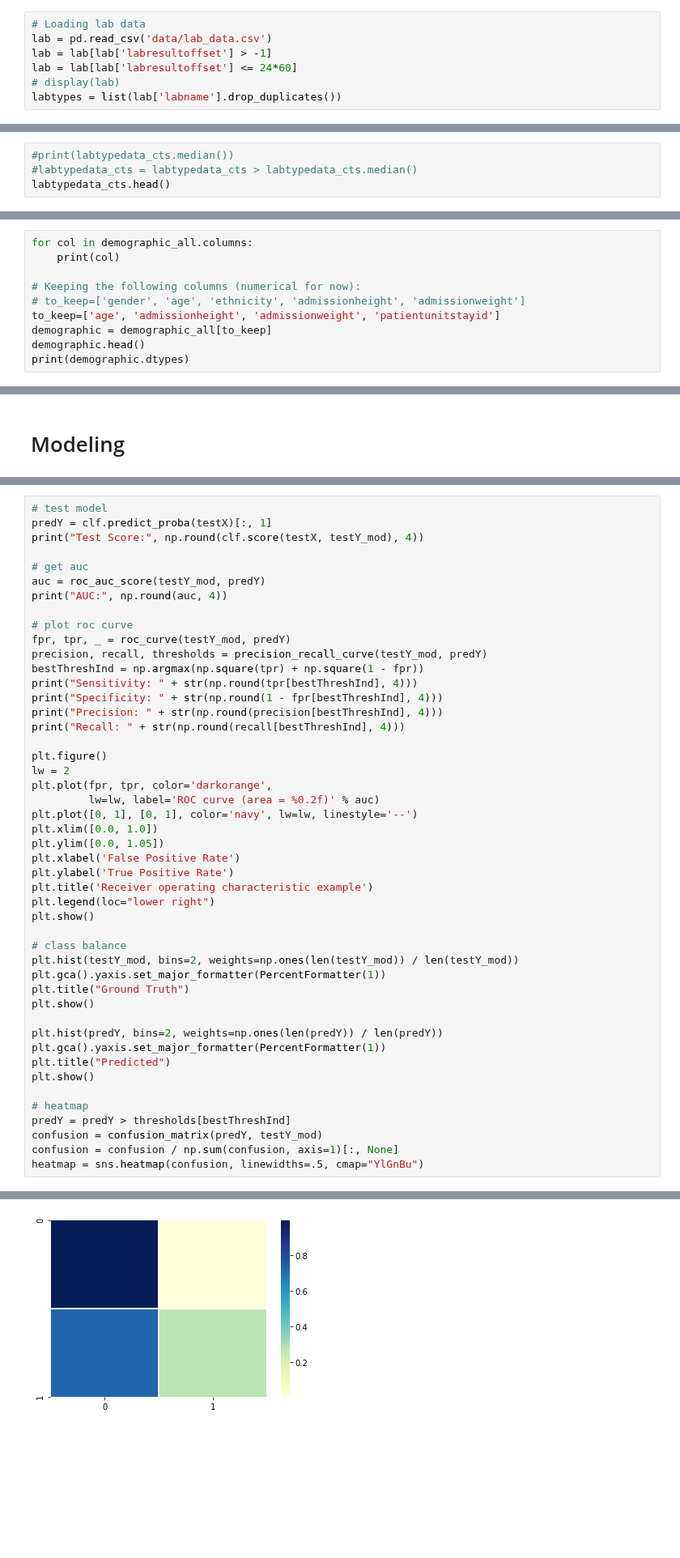
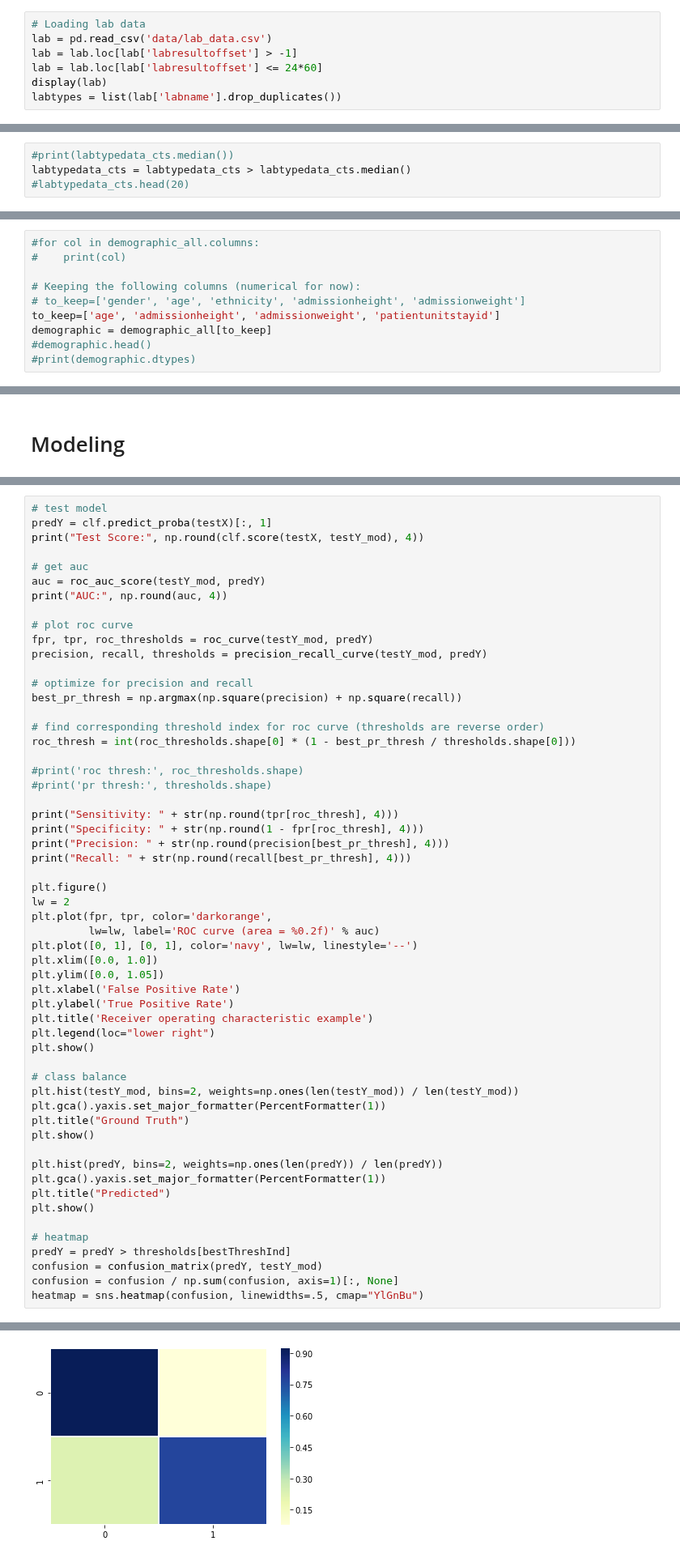
Before and after one commit to adit98/tbi, a Jupyter notebook: GCS_Modeling.ipynb, the cells around one changed output, grey strips where cells are left out. Shown at 81% size. Cells and saved outputs as stored; diff of their text form; blank space fills up the shorter version.

```diff
--- a/GCS_Modeling.ipynb
+++ b/GCS_Modeling.ipynb
@@ -58,7 +70,7 @@ display(final_gcs)
 # %%
 # Loading lab data
 lab = pd.read_csv('data/lab_data.csv')
-lab = lab[lab['labresultoffset'] > -1]
-lab = lab[lab['labresultoffset'] <= 24*60]
-# display(lab)
+lab = lab.loc[lab['labresultoffset'] > -1]
+lab = lab.loc[lab['labresultoffset'] <= 24*60]
+display(lab)
 labtypes = list(lab['labname'].drop_duplicates())
@@ -133,5 +145,5 @@ labtypedata_cts = labtypedata_cts[labtypedata_cts.columns[labtypedata_cts.isnull
 labtypedata_cts = labtypedata_cts.apply(lambda x: x.fillna(x.median()),axis=0)
 # %%
 #print(labtypedata_cts.median())
-#labtypedata_cts = labtypedata_cts > labtypedata_cts.median()
-labtypedata_cts.head()
+labtypedata_cts = labtypedata_cts > labtypedata_cts.median()
+#labtypedata_cts.head(20)
@@ -171,10 +162,10 @@ display(died)
 # %%
-for col in demographic_all.columns:
-    print(col)
+#for col in demographic_all.columns:
+#    print(col)
 
 # Keeping the following columns (numerical for now):
 # to_keep=['gender', 'age', 'ethnicity', 'admissionheight', 'admissionweight']
 to_keep=['age', 'admissionheight', 'admissionweight', 'patientunitstayid']
 demographic = demographic_all[to_keep]
-demographic.head()
-print(demographic.dtypes)
+#demographic.head()
+#print(demographic.dtypes)
@@ -587,13 +518,22 @@ auc = roc_auc_score(testY_mod, predY)
 print("AUC:", np.round(auc, 4))
 
 # plot roc curve
-fpr, tpr, _ = roc_curve(testY_mod, predY)
+fpr, tpr, roc_thresholds = roc_curve(testY_mod, predY)
 precision, recall, thresholds = precision_recall_curve(testY_mod, predY)
-bestThreshInd = np.argmax(np.square(tpr) + np.square(1 - fpr))
-print("Sensitivity: " + str(np.round(tpr[bestThreshInd], 4)))
-print("Specificity: " + str(np.round(1 - fpr[bestThreshInd], 4)))
-print("Precision: " + str(np.round(precision[bestThreshInd], 4)))
-print("Recall: " + str(np.round(recall[bestThreshInd], 4)))
+
+# optimize for precision and recall
+best_pr_thresh = np.argmax(np.square(precision) + np.square(recall))
+
+# find corresponding threshold index for roc curve (thresholds are reverse order)
+roc_thresh = int(roc_thresholds.shape[0] * (1 - best_pr_thresh / thresholds.shape[0]))
+
+#print('roc thresh:', roc_thresholds.shape)
+#print('pr thresh:', thresholds.shape)
+
+print("Sensitivity: " + str(np.round(tpr[roc_thresh], 4)))
+print("Specificity: " + str(np.round(1 - fpr[roc_thresh], 4)))
+print("Precision: " + str(np.round(precision[best_pr_thresh], 4)))
+print("Recall: " + str(np.round(recall[best_pr_thresh], 4)))
 
 plt.figure()
 lw = 2
@@ -637 +577 @@ Recall: 0.9929
-[figure, old version]
+[figure, new version]
```
Also changed, not shown: parts of 20 cells of this notebook, 3 other files.
